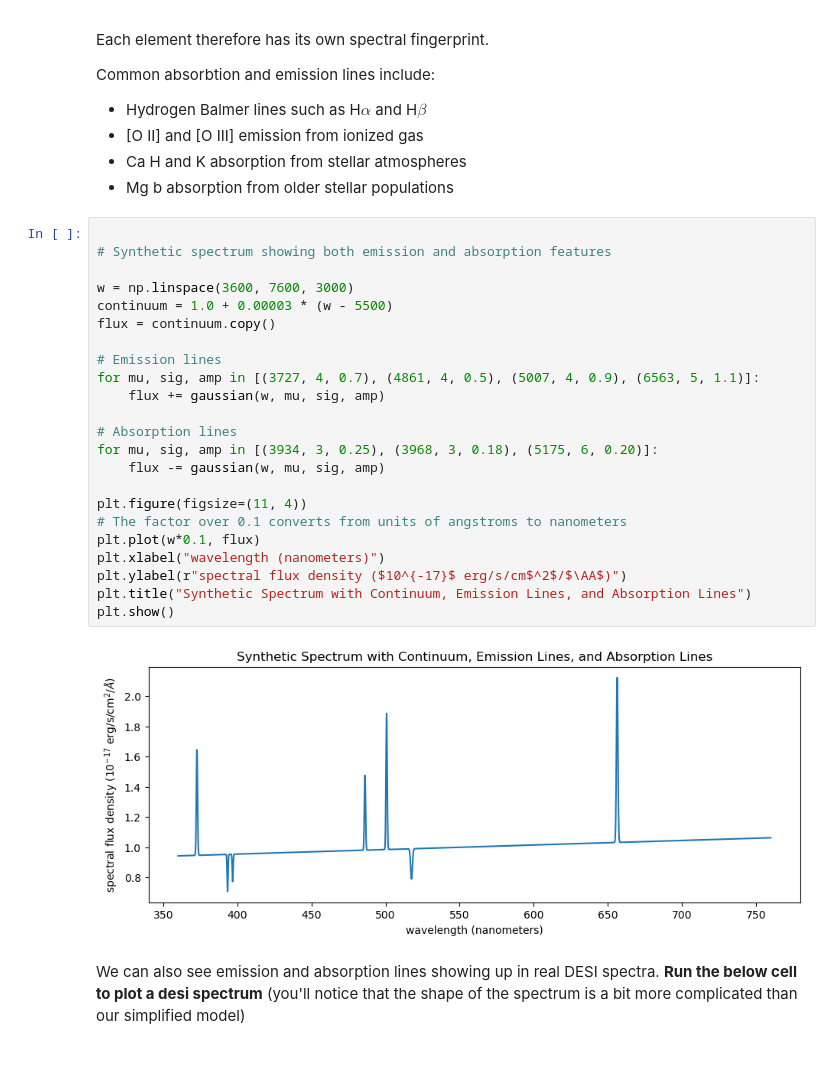
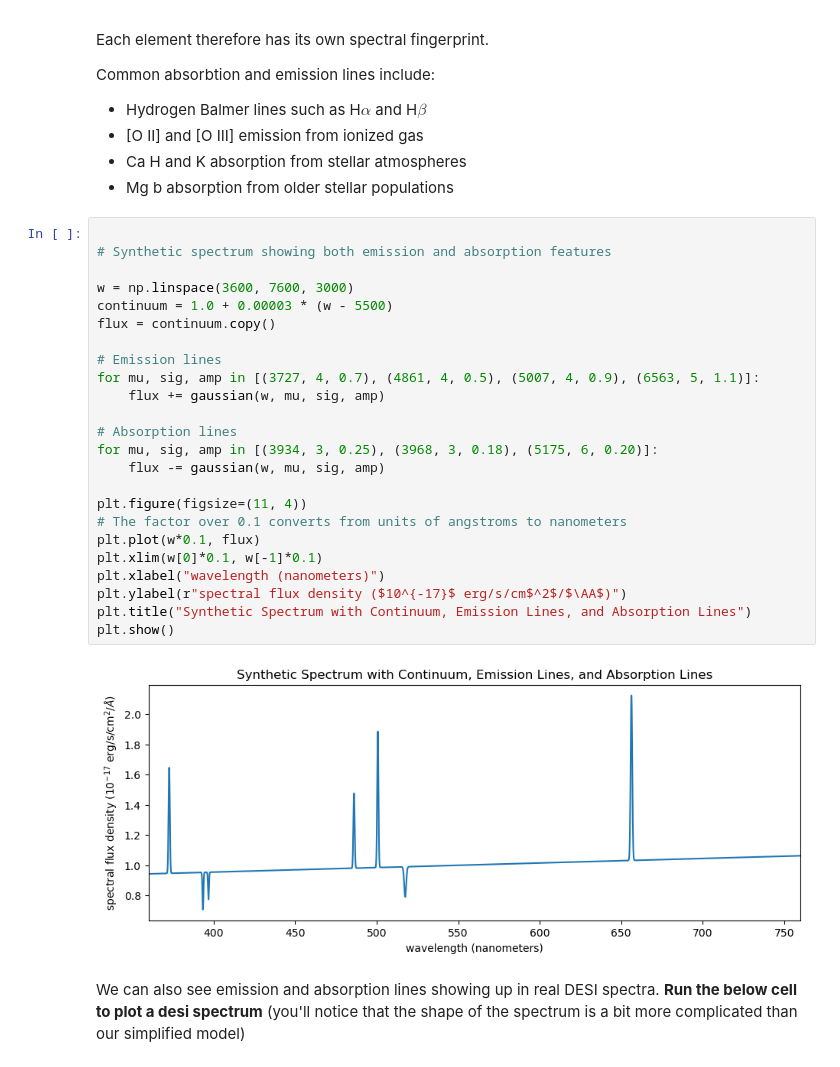
Before and after one commit to DESIHIGH/desihigh, a Jupyter notebook: notebooks/English/exercises/GalaxySpectra.ipynb, the cells around one changed output. Saved outputs shown, nothing was run; the diff lists cells and outputs as text.

```diff
--- a/notebooks/English/exercises/GalaxySpectra.ipynb
+++ b/notebooks/English/exercises/GalaxySpectra.ipynb
@@ -117,28 +121,29 @@ Common absorbtion and emission lines include:
 # %%
 
 # Synthetic spectrum showing both emission and absorption features
 
 w = np.linspace(3600, 7600, 3000)
 continuum = 1.0 + 0.00003 * (w - 5500)
 flux = continuum.copy()
 
 # Emission lines
 for mu, sig, amp in [(3727, 4, 0.7), (4861, 4, 0.5), (5007, 4, 0.9), (6563, 5, 1.1)]:
     flux += gaussian(w, mu, sig, amp)
 
 # Absorption lines
 for mu, sig, amp in [(3934, 3, 0.25), (3968, 3, 0.18), (5175, 6, 0.20)]:
     flux -= gaussian(w, mu, sig, amp)
 
 plt.figure(figsize=(11, 4))
 # The factor over 0.1 converts from units of angstroms to nanometers
 plt.plot(w*0.1, flux)
+plt.xlim(w[0]*0.1, w[-1]*0.1)
 plt.xlabel("wavelength (nanometers)")
 plt.ylabel(r"spectral flux density ($10^{-17}$ erg/s/cm$^2$/$\AA$)")
 plt.title("Synthetic Spectrum with Continuum, Emission Lines, and Absorption Lines")
 plt.show()
 # %% [output]
-[figure, old version]
+[figure, new version]
 # %% [markdown]
 We can also see emission and absorption lines showing up in real DESI spectra. **Run the below cell to plot a desi spectrum** (you'll notice that the shape of the spectrum is a bit more complicated than our simplified model)
 # %%
```
Also changed, not shown: parts of 13 cells of this notebook, 4 other files.
